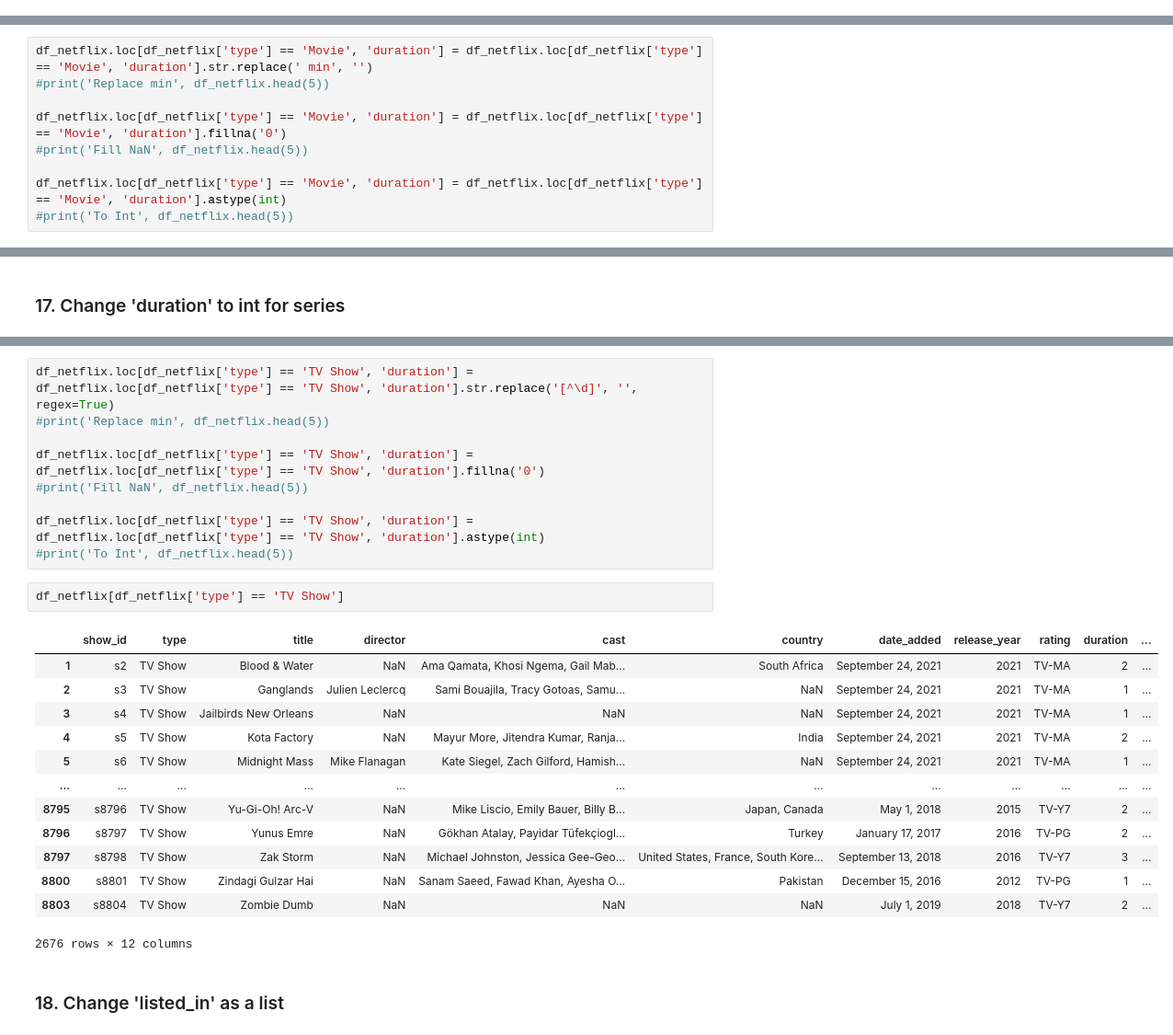
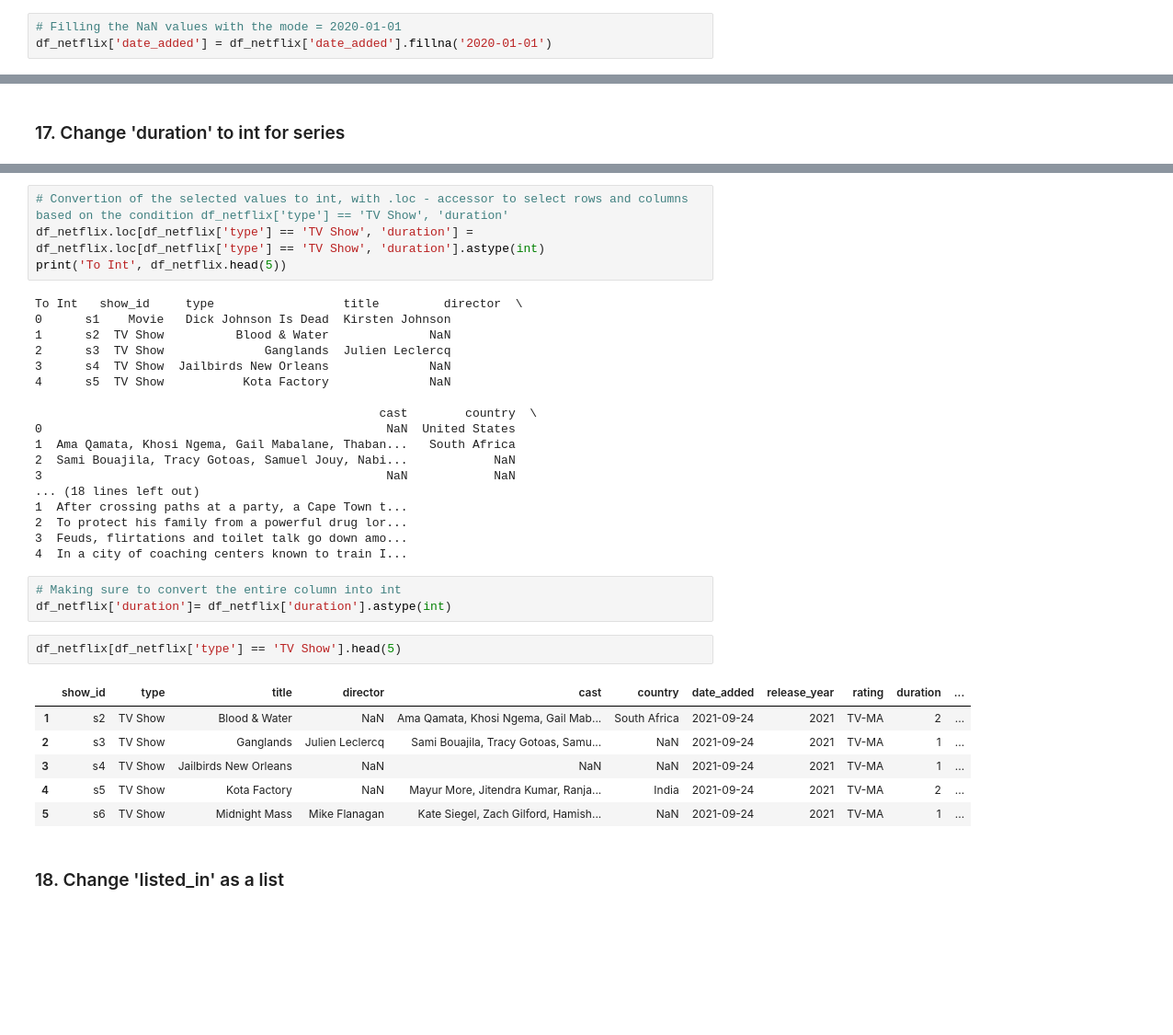
Before and after one commit to isabellek-source/Netflix_insights, a Jupyter notebook: Netflix_Data_Analysis.ipynb, the cells around one changed output, grey strips where cells are left out. Shown at 92% size. Cells and saved outputs as stored; diff of their text form; blank space fills up the shorter version.

```diff
--- a/Netflix_Data_Analysis.ipynb
+++ b/Netflix_Data_Analysis.ipynb
@@ -186,11 +310,5 @@ df_netflix.head(5)
+# %%
+# Filling the NaN values with the mode = 2020-01-01
+df_netflix['date_added'] = df_netflix['date_added'].fillna('2020-01-01')
 # %% [markdown]
 ### 16. Change 'duration' to int for films
-# %%
-df_netflix.loc[df_netflix['type'] == 'Movie', 'duration'] = df_netflix.loc[df_netflix['type'] == 'Movie', 'duration'].str.replace(' min', '')
-#print('Replace min', df_netflix.head(5))
-
-df_netflix.loc[df_netflix['type'] == 'Movie', 'duration'] = df_netflix.loc[df_netflix['type'] == 'Movie', 'duration'].fillna('0')
-#print('Fill NaN', df_netflix.head(5))
-
-df_netflix.loc[df_netflix['type'] == 'Movie', 'duration'] = df_netflix.loc[df_netflix['type'] == 'Movie', 'duration'].astype(int)
-#print('To Int', df_netflix.head(5))
@@ -199,27 +417,36 @@ df_netflix.loc[df_netflix['type'] == 'Movie', 'duration'] = df_netflix.loc[df_ne
 # %%
-df_netflix.loc[df_netflix['type'] == 'TV Show', 'duration'] = df_netflix.loc[df_netflix['type'] == 'TV Show', 'duration'].str.replace('[^\d]', '', regex=True)
-#print('Replace min', df_netflix.head(5))
-
-df_netflix.loc[df_netflix['type'] == 'TV Show', 'duration'] = df_netflix.loc[df_netflix['type'] == 'TV Show', 'duration'].fillna('0')
-#print('Fill NaN', df_netflix.head(5))
-
+# Convertion of the selected values to int, with .loc - accessor to select rows and columns based on the condition df_netflix['type'] == 'TV Show', 'duration'
 df_netflix.loc[df_netflix['type'] == 'TV Show', 'duration'] = df_netflix.loc[df_netflix['type'] == 'TV Show', 'duration'].astype(int)
-#print('To Int', df_netflix.head(5))
+print('To Int', df_netflix.head(5))
+# %% [output]
+To Int   show_id     type                  title         director  \
+0      s1    Movie   Dick Johnson Is Dead  Kirsten Johnson
+1      s2  TV Show          Blood & Water              NaN
+2      s3  TV Show              Ganglands  Julien Leclercq
+3      s4  TV Show  Jailbirds New Orleans              NaN
+4      s5  TV Show           Kota Factory              NaN
+
+                                                cast        country  \
+0                                                NaN  United States
+1  Ama Qamata, Khosi Ngema, Gail Mabalane, Thaban...   South Africa
+2  Sami Bouajila, Tracy Gotoas, Samuel Jouy, Nabi...            NaN
+3                                                NaN            NaN
+... (18 lines left out)
+1  After crossing paths at a party, a Cape Town t...
+2  To protect his family from a powerful drug lor...
+3  Feuds, flirtations and toilet talk go down amo...
+4  In a city of coaching centers known to train I...
+# %%
+# Making sure to convert the entire column into int
+df_netflix['duration']= df_netflix['duration'].astype(int)
 # %%
-df_netflix[df_netflix['type'] == 'TV Show']
+df_netflix[df_netflix['type'] == 'TV Show'].head(5)
 # %% [output]
 |  | show_id | type | title | director | cast | country | date_added | release_year | rating | duration | ... |
-| 1 | s2 | TV Show | Blood & Water | NaN | Ama Qamata, Khosi Ngema, Gail Mab... | South Africa | September 24, 2021 | 2021 | TV-MA | 2 | ... |
-| 2 | s3 | TV Show | Ganglands | Julien Leclercq | Sami Bouajila, Tracy Gotoas, Samu... | NaN | September 24, 2021 | 2021 | TV-MA | 1 | ... |
-| 3 | s4 | TV Show | Jailbirds New Orleans | NaN | NaN | NaN | September 24, 2021 | 2021 | TV-MA | 1 | ... |
-| 4 | s5 | TV Show | Kota Factory | NaN | Mayur More, Jitendra Kumar, Ranja... | India | September 24, 2021 | 2021 | TV-MA | 2 | ... |
-| 5 | s6 | TV Show | Midnight Mass | Mike Flanagan | Kate Siegel, Zach Gilford, Hamish... | NaN | September 24, 2021 | 2021 | TV-MA | 1 | ... |
-| ... | ... | ... | ... | ... | ... | ... | ... | ... | ... | ... | ... |
-| 8795 | s8796 | TV Show | Yu-Gi-Oh! Arc-V | NaN | Mike Liscio, Emily Bauer, Billy B... | Japan, Canada | May 1, 2018 | 2015 | TV-Y7 | 2 | ... |
-| 8796 | s8797 | TV Show | Yunus Emre | NaN | Gökhan Atalay, Payidar Tüfekçiogl... | Turkey | January 17, 2017 | 2016 | TV-PG | 2 | ... |
-| 8797 | s8798 | TV Show | Zak Storm | NaN | Michael Johnston, Jessica Gee-Geo... | United States, France, South Kore... | September 13, 2018 | 2016 | TV-Y7 | 3 | ... |
-| 8800 | s8801 | TV Show | Zindagi Gulzar Hai | NaN | Sanam Saeed, Fawad Khan, Ayesha O... | Pakistan | December 15, 2016 | 2012 | TV-PG | 1 | ... |
-| 8803 | s8804 | TV Show | Zombie Dumb | NaN | NaN | NaN | July 1, 2019 | 2018 | TV-Y7 | 2 | ... |
+| 1 | s2 | TV Show | Blood & Water | NaN | Ama Qamata, Khosi Ngema, Gail Mab... | South Africa | 2021-09-24 | 2021 | TV-MA | 2 | ... |
+| 2 | s3 | TV Show | Ganglands | Julien Leclercq | Sami Bouajila, Tracy Gotoas, Samu... | NaN | 2021-09-24 | 2021 | TV-MA | 1 | ... |
+| 3 | s4 | TV Show | Jailbirds New Orleans | NaN | NaN | NaN | 2021-09-24 | 2021 | TV-MA | 1 | ... |
+| 4 | s5 | TV Show | Kota Factory | NaN | Mayur More, Jitendra Kumar, Ranja... | India | 2021-09-24 | 2021 | TV-MA | 2 | ... |
+| 5 | s6 | TV Show | Midnight Mass | Mike Flanagan | Kate Siegel, Zach Gilford, Hamish... | NaN | 2021-09-24 | 2021 | TV-MA | 1 | ... |
-2676 rows × 12 columns
 # %% [markdown]
 ### 18. Change 'listed_in' as a list
```
Also changed, not shown: parts of 134 cells of this notebook.
